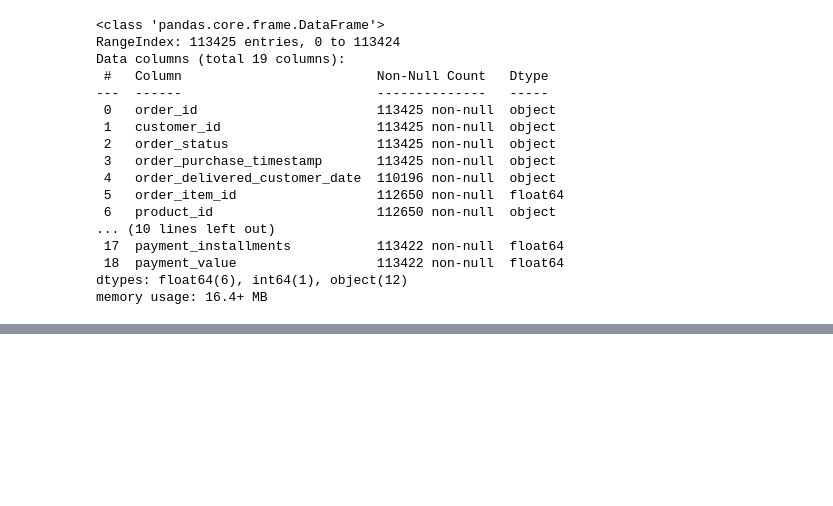
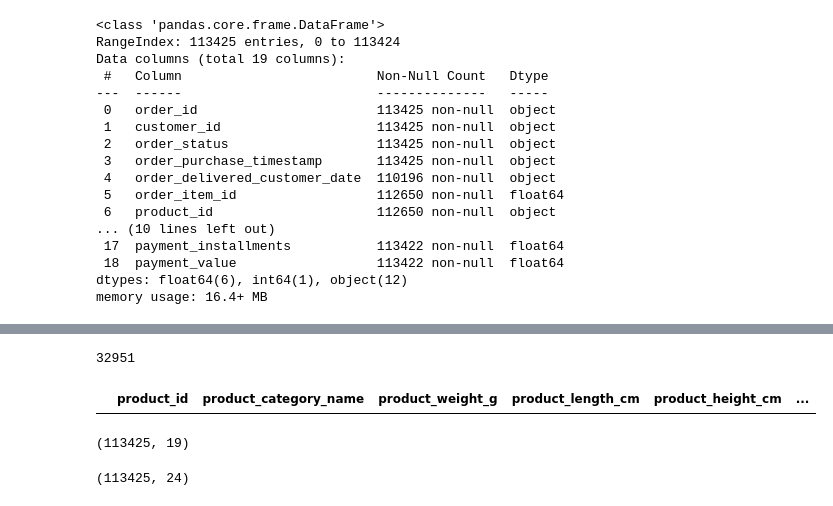
Before and after one commit to Srimurari14/retail-sales-analytics, a Jupyter notebook: notebooks/process.ipynb, the cells around one changed output, grey strips where cells are left out. Saved outputs shown, nothing was run; the diff lists cells and outputs as text; code cells hidden in the pictures; blank space fills up the shorter version.

```diff
--- a/notebooks/process.ipynb
+++ b/notebooks/process.ipynb
@@ -496,0 +555,14 @@ products = pd.read_csv("../data/raw/olist_products_dataset.csv")
+# %%
+products.product_id.nunique()
+# %% [output]
+32951
+# %%
+products = products[['product_id', 'product_category_name', 'product_weight_g', 'product_length_cm', 'product_height_cm', 'product_width_cm']]
+# %%
+products[products.duplicated()]
+# %% [output]
+|  | product_id | product_category_name | product_weight_g | product_length_cm | product_height_cm | ... |
+# %%
+ord_pay_simp.shape
+# %% [output]
+(113425, 19)
@@ -496,0 +571,4 @@ products = pd.read_csv("../data/raw/olist_products_dataset.csv")
+# %%
+ord_pay_prod.shape
+# %% [output]
+(113425, 24)
```
Also changed, not shown: parts of 17 cells of this notebook, 2 other files.
